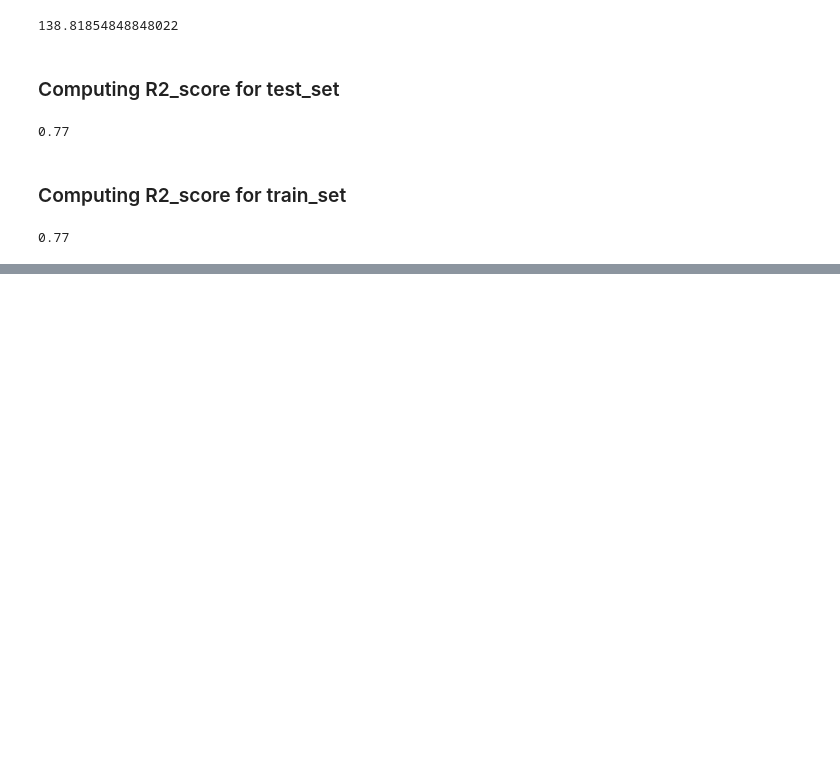
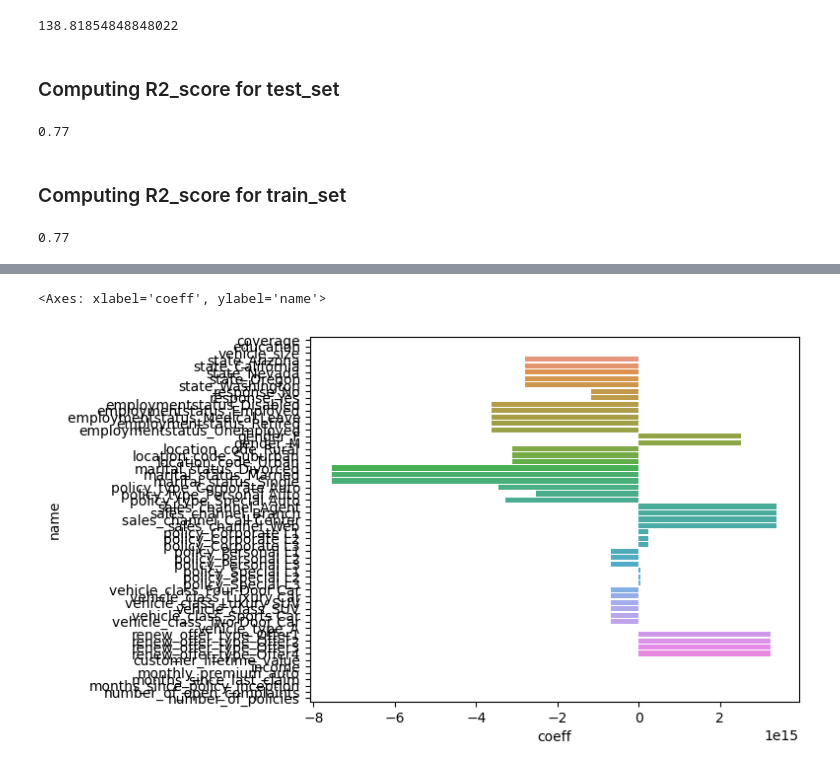
Before and after one commit to johann1043/Activities_Linear_Regression_All, a Jupyter notebook: Activities_Linear_Regression_All.ipynb, the cells around one changed output, grey strips where cells are left out. Saved outputs shown, nothing was run; the diff lists cells and outputs as text; code cells hidden in the pictures; blank space fills up the shorter version.

```diff
--- a/Activities_Linear_Regression_All.ipynb
+++ b/Activities_Linear_Regression_All.ipynb
@@ -279,0 +283,3 @@ r2_train
+# %%
+features_names = list(X)
+features_names
@@ -279,0 +304,7 @@ r2_train
+# %%
+coefficients = model.coef_
+coefficients = [i for i in coefficients[0]]
+# %%
+fi_dict = {'name':features_names, 'coeff':coefficients}
+fi_df = pd.DataFrame(fi_dict)
+fi_df
@@ -279,0 +329,5 @@ r2_train
+# %%
+sns.barplot(y= fi_df['name'], x = fi_df['coeff'])
+# %% [output]
+<Axes: xlabel='coeff', ylabel='name'>
+[figure, added]
```
Also changed, not shown: parts of 4 cells of this notebook.
